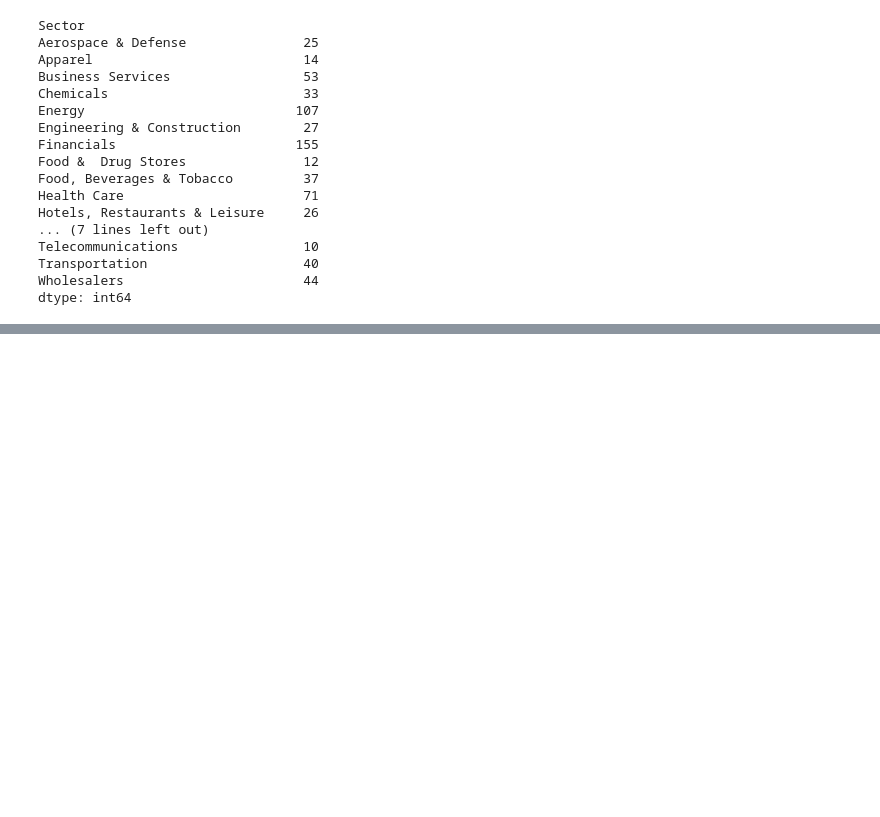
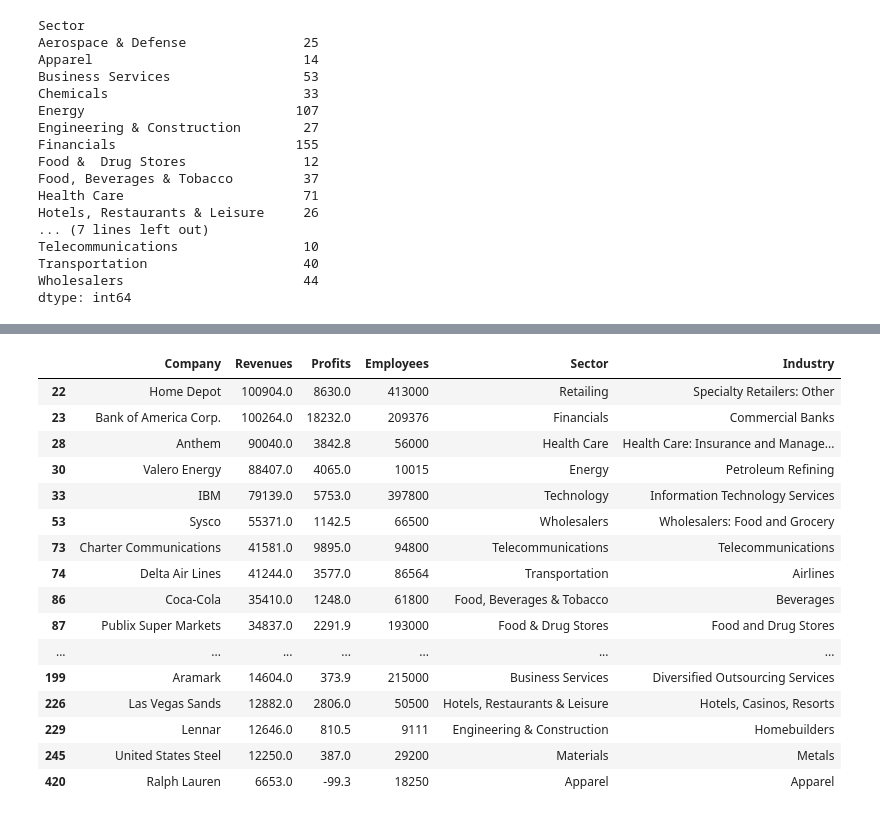
Before and after one commit to ljyGmail/pandas_in_action, a Jupyter notebook: ch09_the_groupby_object.ipynb, the cells around one changed output, grey strips where cells are left out. Cells and saved outputs as stored; diff of their text form; code cells hidden in the pictures; blank space fills up the shorter version.

```diff
--- a/ch09_the_groupby_object.ipynb
+++ b/ch09_the_groupby_object.ipynb
@@ -130,0 +207,21 @@ dtype: int64
+# %%
+# find the fourth-best by revenue within each sector:
+sectors.nth(3)
+# %% [output]
+|  | Company | Revenues | Profits | Employees | Sector | Industry |
+| 22 | Home Depot | 100904.0 | 8630.0 | 413000 | Retailing | Specialty Retailers: Other |
+| 23 | Bank of America Corp. | 100264.0 | 18232.0 | 209376 | Financials | Commercial Banks |
+| 28 | Anthem | 90040.0 | 3842.8 | 56000 | Health Care | Health Care: Insurance and Manage... |
+| 30 | Valero Energy | 88407.0 | 4065.0 | 10015 | Energy | Petroleum Refining |
+| 33 | IBM | 79139.0 | 5753.0 | 397800 | Technology | Information Technology Services |
+| 53 | Sysco | 55371.0 | 1142.5 | 66500 | Wholesalers | Wholesalers: Food and Grocery |
+| 73 | Charter Communications | 41581.0 | 9895.0 | 94800 | Telecommunications | Telecommunications |
+| 74 | Delta Air Lines | 41244.0 | 3577.0 | 86564 | Transportation | Airlines |
+| 86 | Coca-Cola | 35410.0 | 1248.0 | 61800 | Food, Beverages & Tobacco | Beverages |
+| 87 | Publix Super Markets | 34837.0 | 2291.9 | 193000 | Food & Drug Stores | Food and Drug Stores |
+| ... | ... | ... | ... | ... | ... | ... |
+| 199 | Aramark | 14604.0 | 373.9 | 215000 | Business Services | Diversified Outsourcing Services |
+| 226 | Las Vegas Sands | 12882.0 | 2806.0 | 50500 | Hotels, Restaurants & Leisure | Hotels, Casinos, Resorts |
+| 229 | Lennar | 12646.0 | 810.5 | 9111 | Engineering & Construction | Homebuilders |
+| 245 | United States Steel | 12250.0 | 387.0 | 29200 | Materials | Metals |
+| 420 | Ralph Lauren | 6653.0 | -99.3 | 18250 | Apparel | Apparel |
```
Also changed, not shown: parts of 10 cells of this notebook.
